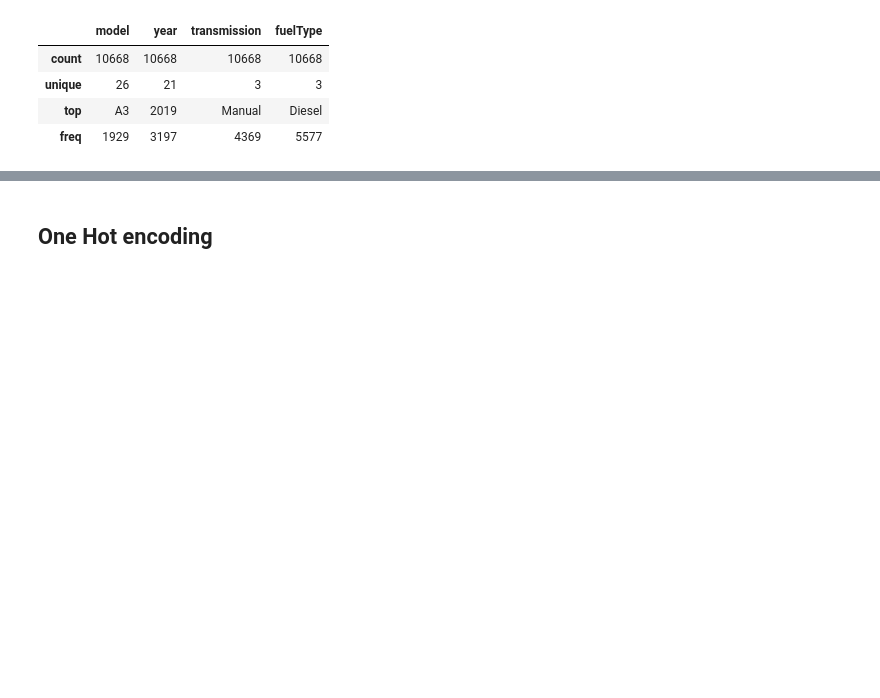
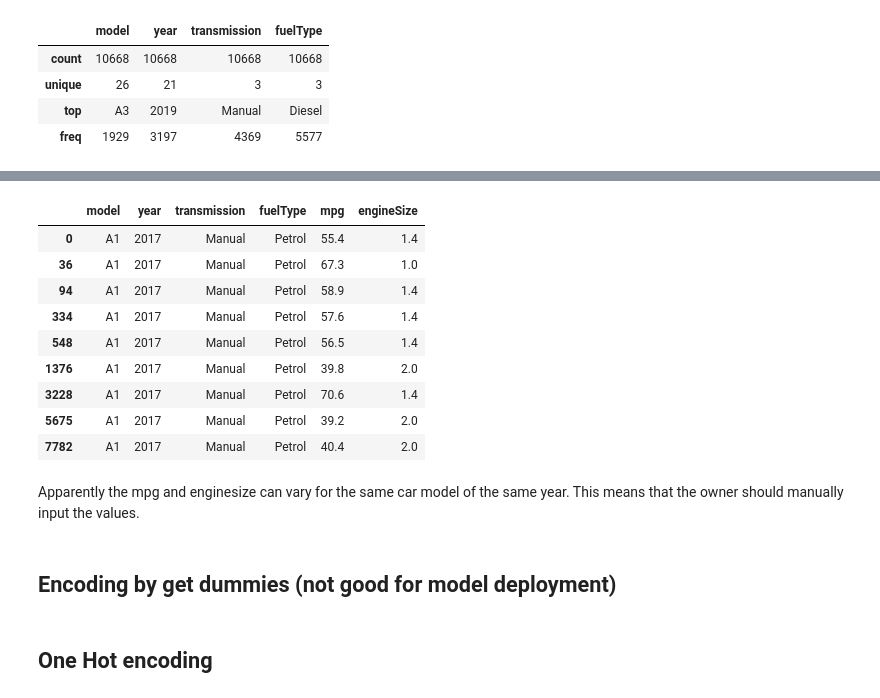
Before and after one commit to ludo950/data-science-regression, a Jupyter notebook: XGBoost HYPEROPT VS XGBoost VS SVR PRICE REGRESSION.ipynb, the cells around one changed output, grey strips where cells are left out. Drawn from its saved outputs; the diff is of its cells as text; code cells hidden in the pictures; blank space fills up the shorter version.

```diff
--- a/XGBoost HYPEROPT VS XGBoost VS SVR PRICE REGRESSION.ipynb
+++ b/XGBoost HYPEROPT VS XGBoost VS SVR PRICE REGRESSION.ipynb
@@ -92,0 +102,3 @@ df[categorical_columns].describe()
+# %%
+df_models=df.drop(['price','mileage','tax'], axis=1).drop_duplicates().sort_values(by=['model','year'])
+df_models.head()
@@ -93 +115,18 @@ df[categorical_columns].describe()
+# %%
+df_models.loc[(df['model']==feat[0]) & (df_models['year']==int(feat[1])) & (df_models['transmission']==feat[2]) & (df_models['fuelType']==feat[3])]
+# %% [output]
+|  | model | year | transmission | fuelType | mpg | engineSize |
+| 0 | A1 | 2017 | Manual | Petrol | 55.4 | 1.4 |
+| 36 | A1 | 2017 | Manual | Petrol | 67.3 | 1.0 |
+| 94 | A1 | 2017 | Manual | Petrol | 58.9 | 1.4 |
+| 334 | A1 | 2017 | Manual | Petrol | 57.6 | 1.4 |
+| 548 | A1 | 2017 | Manual | Petrol | 56.5 | 1.4 |
+| 1376 | A1 | 2017 | Manual | Petrol | 39.8 | 2.0 |
+| 3228 | A1 | 2017 | Manual | Petrol | 70.6 | 1.4 |
+| 5675 | A1 | 2017 | Manual | Petrol | 39.2 | 2.0 |
+| 7782 | A1 | 2017 | Manual | Petrol | 40.4 | 2.0 |
+# %% [markdown]
+Apparently the mpg and enginesize can vary for the same car model of the same year. This means that the owner should manually input the values.
+# %% [markdown]
+## Encoding by get dummies (not good for model deployment)
 # %%
```
Also changed, not shown: parts of 44 cells of this notebook.
